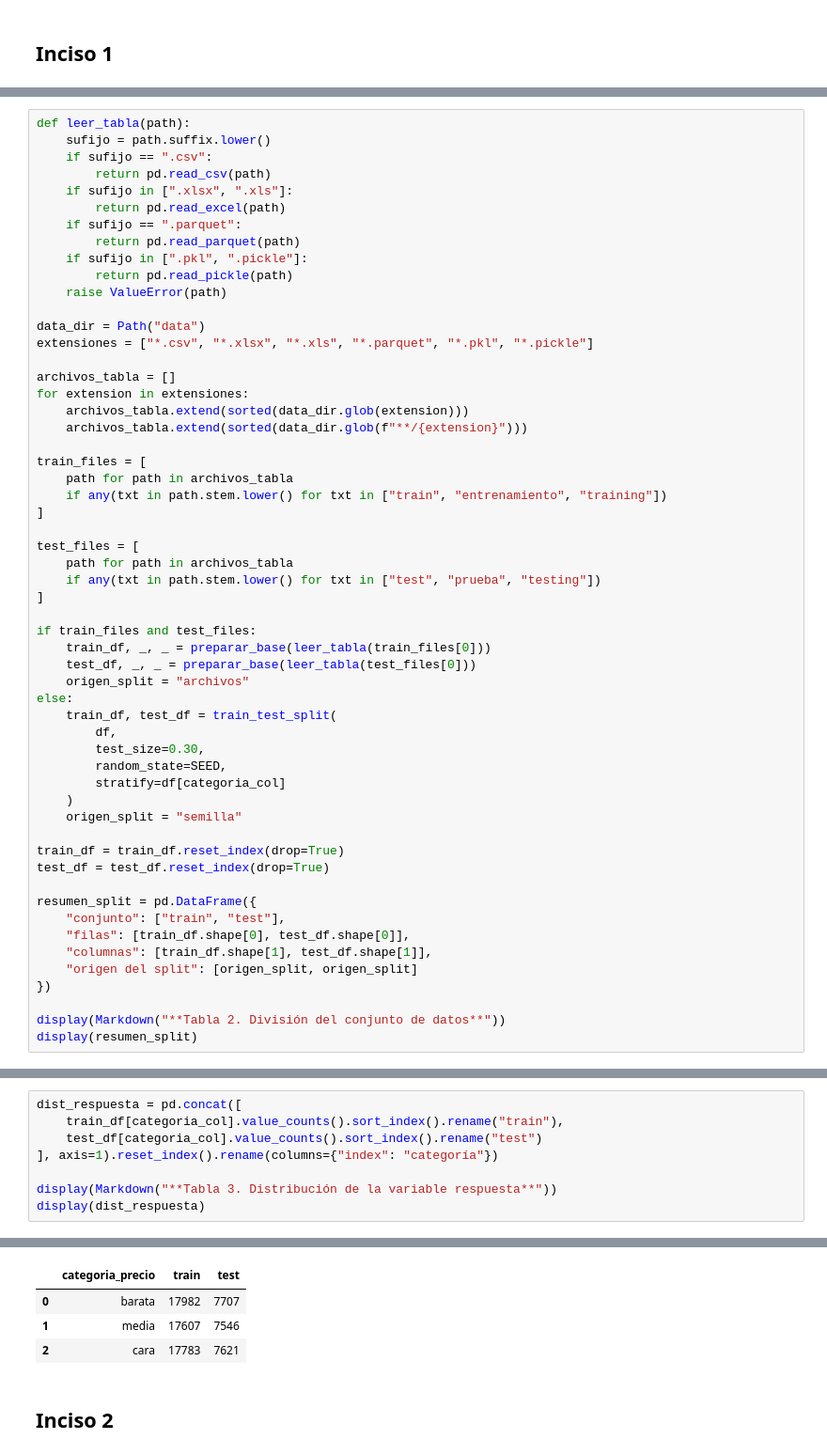
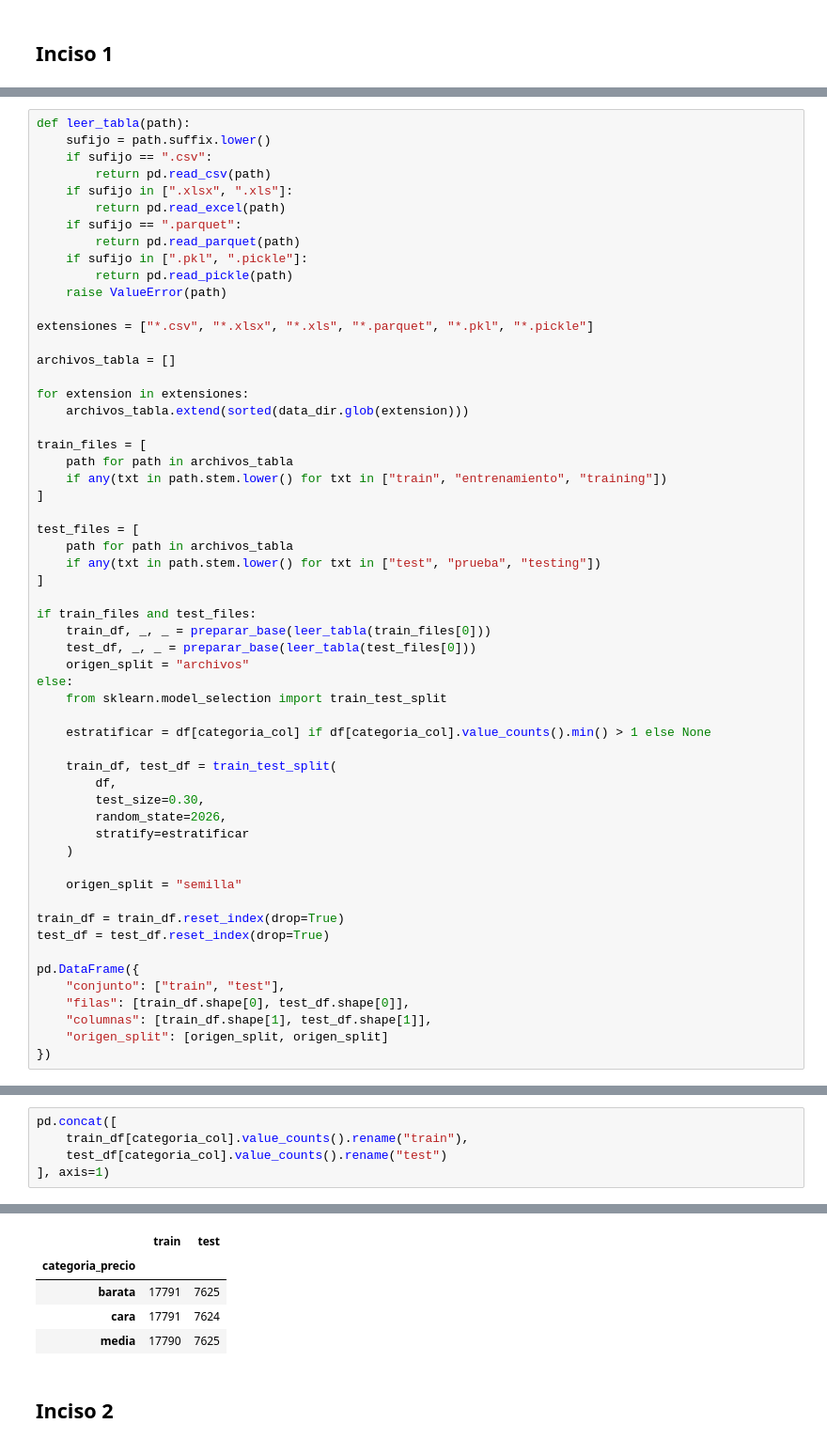
Before and after one commit to Ninaswiftie09/Mineria-de-Datos, a Jupyter notebook: Laboratorio8.ipynb, the cells around one changed output, grey strips where cells are left out. Shown at 94% size. Saved outputs shown, nothing was run; the diff lists cells and outputs as text.

```diff
--- a/Laboratorio8.ipynb
+++ b/Laboratorio8.ipynb
@@ -190,13 +113,12 @@ def leer_tabla(path):
         return pd.read_pickle(path)
     raise ValueError(path)
 
-data_dir = Path("data")
 extensiones = ["*.csv", "*.xlsx", "*.xls", "*.parquet", "*.pkl", "*.pickle"]
 
 archivos_tabla = []
+
 for extension in extensiones:
     archivos_tabla.extend(sorted(data_dir.glob(extension)))
-    archivos_tabla.extend(sorted(data_dir.glob(f"**/{extension}")))
 
 train_files = [
     path for path in archivos_tabla
@@ -213,24 +135,26 @@ if train_files and test_files:
     test_df, _, _ = preparar_base(leer_tabla(test_files[0]))
     origen_split = "archivos"
 else:
+    from sklearn.model_selection import train_test_split
+
+    estratificar = df[categoria_col] if df[categoria_col].value_counts().min() > 1 else None
+
     train_df, test_df = train_test_split(
         df,
         test_size=0.30,
-        random_state=SEED,
-        stratify=df[categoria_col]
+        random_state=2026,
+        stratify=estratificar
     )
+
     origen_split = "semilla"
 
 train_df = train_df.reset_index(drop=True)
 test_df = test_df.reset_index(drop=True)
 
-resumen_split = pd.DataFrame({
+pd.DataFrame({
     "conjunto": ["train", "test"],
     "filas": [train_df.shape[0], test_df.shape[0]],
     "columnas": [train_df.shape[1], test_df.shape[1]],
-    "origen del split": [origen_split, origen_split]
+    "origen_split": [origen_split, origen_split]
 })
-
-display(Markdown("**Tabla 2. División del conjunto de datos**"))
-display(resumen_split)
 # %% [output]
@@ -239,11 +162,8 @@ display(resumen_split)
 | 0 | train | 53372 | 81 | semilla |
 | 1 | test | 22874 | 81 | semilla |
 # %%
-dist_respuesta = pd.concat([
-    train_df[categoria_col].value_counts().sort_index().rename("train"),
-    test_df[categoria_col].value_counts().sort_index().rename("test")
-], axis=1).reset_index().rename(columns={"index": "categoría"})
-
-display(Markdown("**Tabla 3. Distribución de la variable respuesta**"))
-display(dist_respuesta)
+pd.concat([
+    train_df[categoria_col].value_counts().rename("train"),
+    test_df[categoria_col].value_counts().rename("test")
+], axis=1)
 # %% [output]
@@ -251,6 +170,7 @@ display(dist_respuesta)
-|  | categoria_precio | train | test |
-| 0 | barata | 17982 | 7707 |
-| 1 | media | 17607 | 7546 |
-| 2 | cara | 17783 | 7621 |
+|  | train | test |
+| categoria_precio |  |  |
+| barata | 17791 | 7625 |
+| cara | 17791 | 7624 |
+| media | 17790 | 7625 |
 # %% [markdown]
 ## Inciso 2
```
Also changed, not shown: parts of 60 cells of this notebook.
